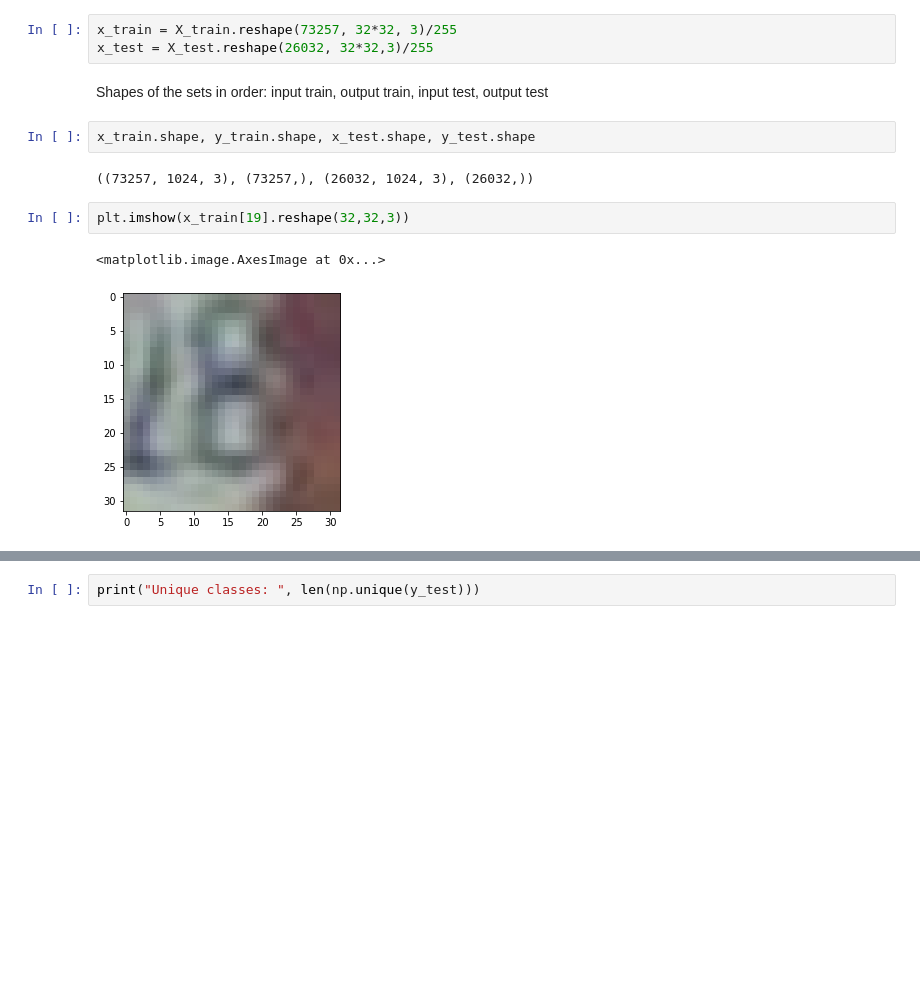
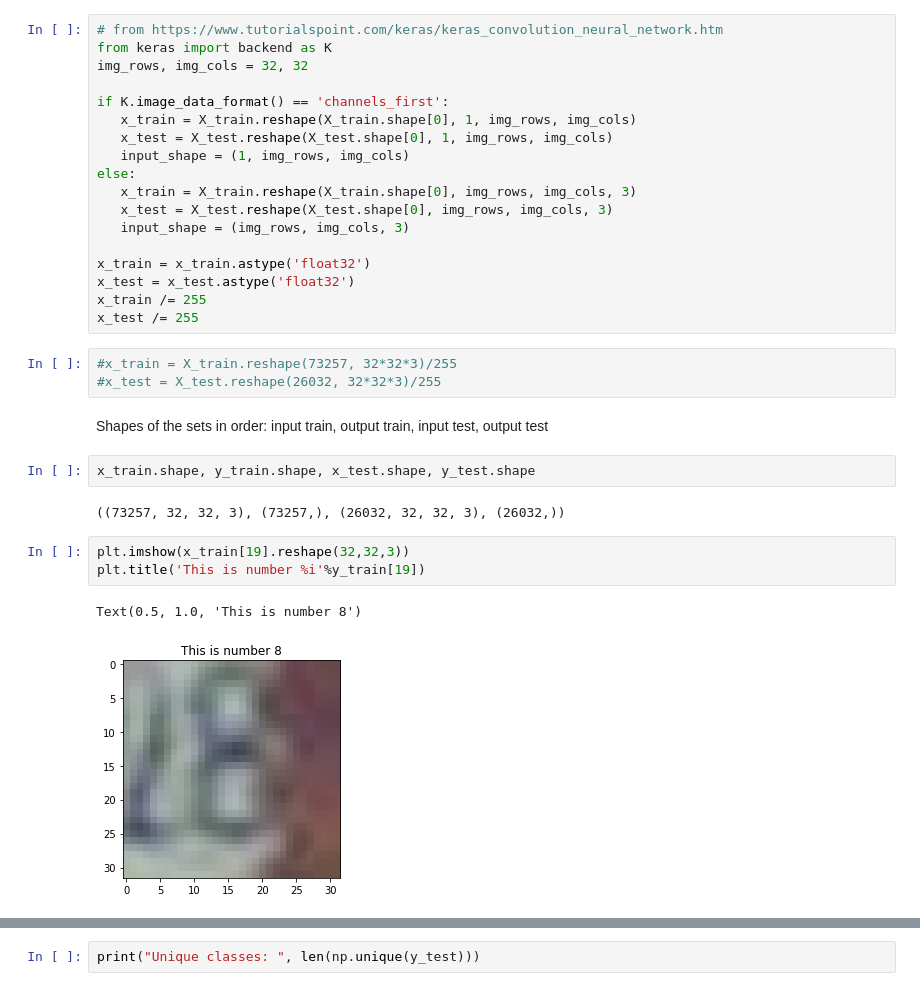
Before and after one commit to barnabasp/ML_Course, a Jupyter notebook: bporfy_lab_10_cnn.ipynb, the cells around one changed output, grey strips where cells are left out. Cells and saved outputs as stored; diff of their text form; blank space fills up the shorter version.

```diff
--- a/bporfy_lab_10_cnn.ipynb
+++ b/bporfy_lab_10_cnn.ipynb
@@ -79,17 +71,36 @@ Need to make the pixels between 0 and 1.
 X_train.min(), X_train.max()
 # %% [output]
 (0, 255)
+# %%
+# from https://www.tutorialspoint.com/keras/keras_convolution_neural_network.htm
+from keras import backend as K
+img_rows, img_cols = 32, 32
+
+if K.image_data_format() == 'channels_first':
+   x_train = X_train.reshape(X_train.shape[0], 1, img_rows, img_cols)
+   x_test = X_test.reshape(X_test.shape[0], 1, img_rows, img_cols)
+   input_shape = (1, img_rows, img_cols)
+else:
+   x_train = X_train.reshape(X_train.shape[0], img_rows, img_cols, 3)
+   x_test = X_test.reshape(X_test.shape[0], img_rows, img_cols, 3)
+   input_shape = (img_rows, img_cols, 3)
+
+x_train = x_train.astype('float32')
+x_test = x_test.astype('float32')
+x_train /= 255
+x_test /= 255
 # %%
-x_train = X_train.reshape(73257, 32*32, 3)/255
-x_test = X_test.reshape(26032, 32*32,3)/255
+#x_train = X_train.reshape(73257, 32*32*3)/255
+#x_test = X_test.reshape(26032, 32*32*3)/255
 # %% [markdown]
 Shapes of the sets in order: input train, output train, input test, output test
 # %%
 x_train.shape, y_train.shape, x_test.shape, y_test.shape
 # %% [output]
-((73257, 1024, 3), (73257,), (26032, 1024, 3), (26032,))
+((73257, 32, 32, 3), (73257,), (26032, 32, 32, 3), (26032,))
 # %%
 plt.imshow(x_train[19].reshape(32,32,3))
+plt.title('This is number %i'%y_train[19])
 # %% [output]
-<matplotlib.image.AxesImage at 0x...>
+Text(0.5, 1.0, 'This is number 8')
-[figure, old version]
+[figure, new version]
```
Also changed, not shown: parts of 12 cells of this notebook.
